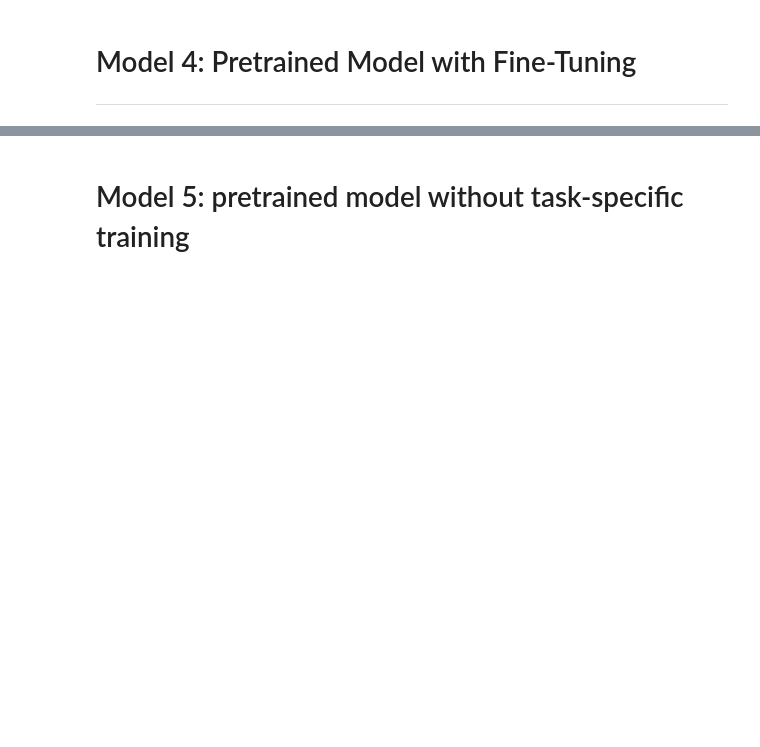
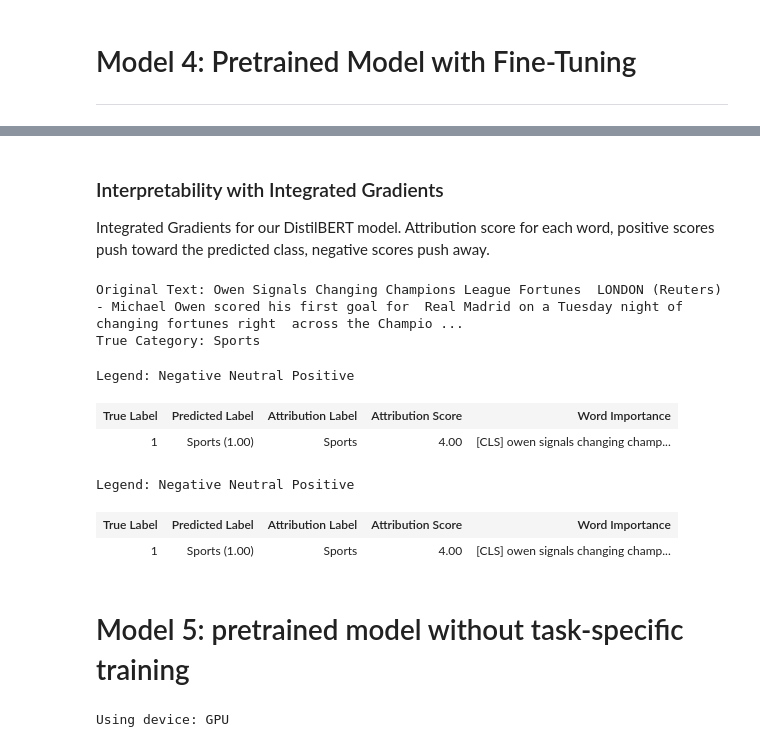
Before and after one commit to karaberke/ag_news-comparative-study, a Jupyter notebook: ag_news_comparative_study.ipynb, the cells around one changed output, grey strips where cells are left out. Cells and saved outputs as stored; diff of their text form; code cells hidden in the pictures; blank space fills up the shorter version.

```diff
--- a/ag_news_comparative_study.ipynb
+++ b/ag_news_comparative_study.ipynb
@@ -428,24 +597,46 @@ print("Test Macro F1:", f1_score(labels, preds, average="macro"))
+# %% [markdown]
+### Interpretability with Integrated Gradients
+
+Integrated Gradients for our DistilBERT model. Attribution score for each word, positive scores push toward the predicted class, negative scores push away.
+# %%
+model.config.id2label = id2label
+model.config.label2id = label2id
+
+cls_explainer = SequenceClassificationExplainer(
+    model,
+    tokenizer
+)
+
+# Take the first example from the test set
+sample_text = test_df["text"].iloc[0]
+true_label = test_df["label"].iloc[0]
+
+print(f"Original Text: {sample_text}")
+print(f"True Category: {id2label[true_label]}\n")
+
+# Calculate attributions
+word_attributions = cls_explainer(sample_text)
+
+# Visualize the attributions in an HTML format directly in Colab
+cls_explainer.visualize()
+# %% [output]
+Original Text: Owen Signals Changing Champions League Fortunes  LONDON (Reuters) - Michael Owen scored his first goal for  Real Madrid on a Tuesday night of changing fortunes right  across the Champio ...
+True Category: Sports
+Legend: Negative Neutral Positive
+| True Label | Predicted Label | Attribution Label | Attribution Score | Word Importance |
+| 1 | Sports (1.00) | Sports | 4.00 | [CLS] owen signals changing champ... |
+Legend: Negative Neutral Positive
+| True Label | Predicted Label | Attribution Label | Attribution Score | Word Importance |
+| 1 | Sports (1.00) | Sports | 4.00 | [CLS] owen signals changing champ... |
 # %% [markdown]
 # Model 5: pretrained model without task-specific training
 # %%
-
-id2label = {
-    0: "World",
-    1: "Sports",
-    2: "Business",
-    3: "Sci/Tech"
-}
-
-label2id = {v: k for k, v in id2label.items()}
 candidate_labels = list(label2id.keys())
-
-device = 0 if torch.cuda.is_available() else -1
-print("Using device:", "GPU" if device == 0 else "CPU")
 
 zero_shot_classifier = pipeline(
     "zero-shot-classification",
     model="facebook/bart-large-mnli",
-    device=device
+    device=pipeline_device
 )
 
 def predict_zero_shot(texts, batch_size=16):
@@ -461,7 +652,6 @@ def predict_zero_shot(texts, batch_size=16):
             multi_label=False
         )
 
-
         if isinstance(outputs, dict):
             outputs = [outputs]
 
@@ -472,3 +662,5 @@ def predict_zero_shot(texts, batch_size=16):
         print(f"Processed {min(i + batch_size, len(texts))}/{len(texts)} examples")
 
     return np.array(preds)
+# %% [output]
+Using device: GPU
```
Also changed, not shown: parts of 21 cells of this notebook.
